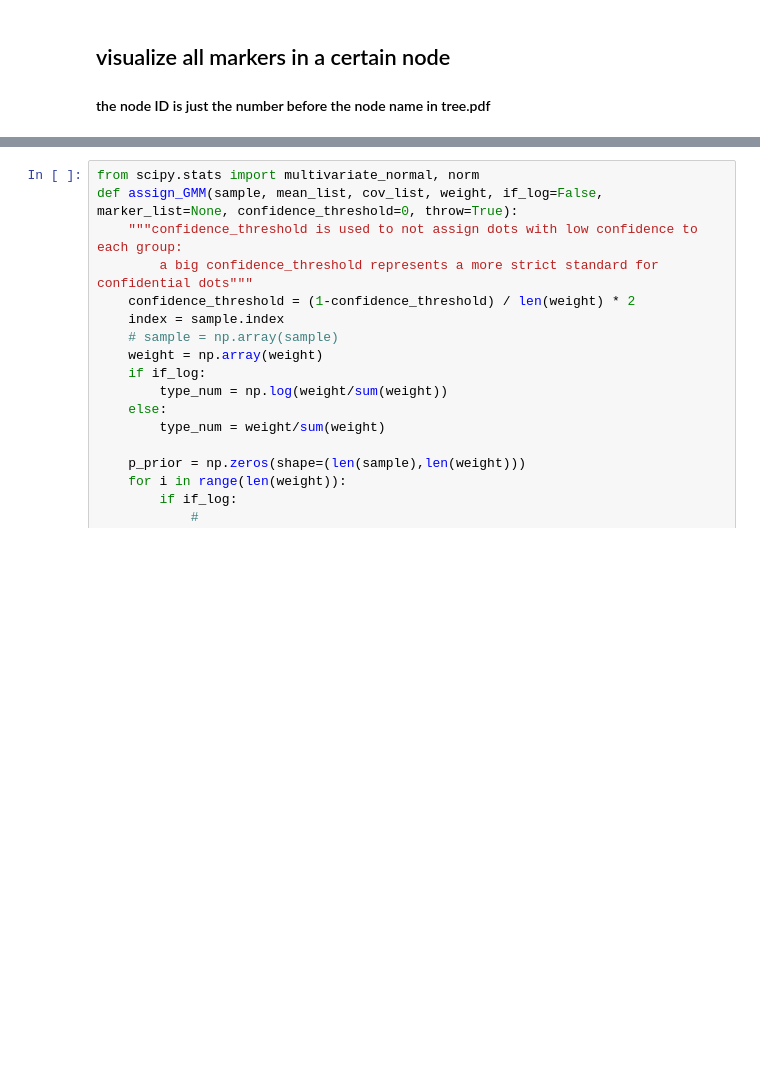
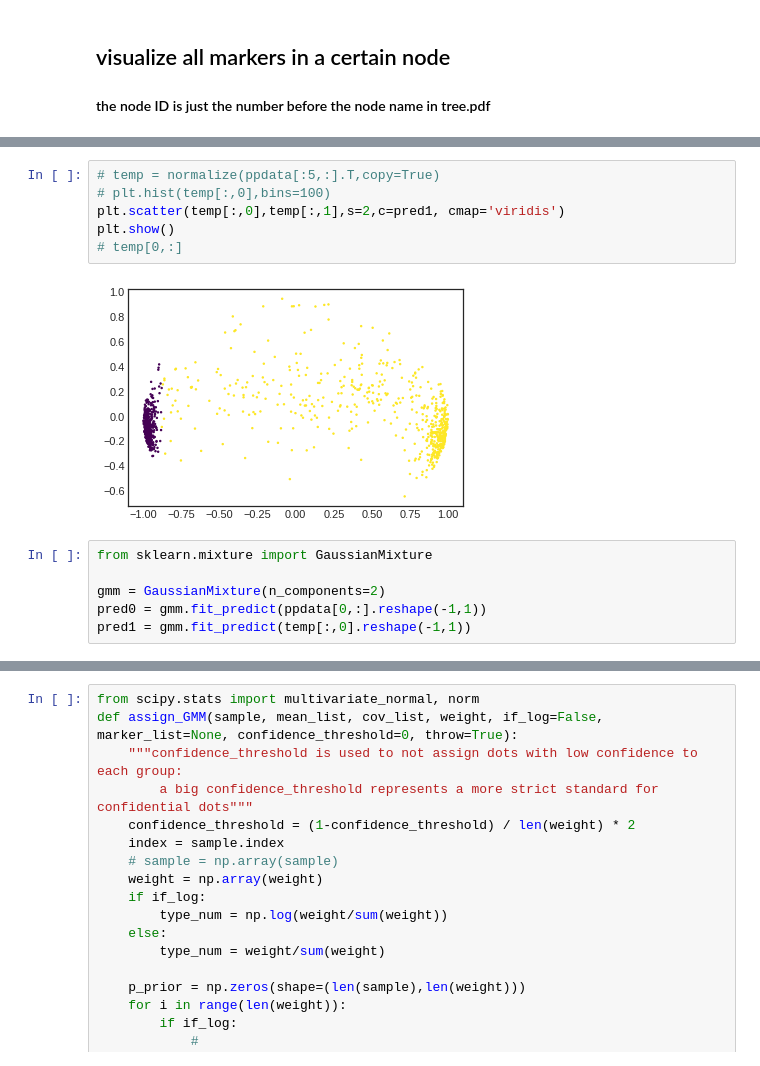
Before and after one commit to xinzhu-email/CITE-pool, a Jupyter notebook: AnalysisTutorial_.ipynb, the cells around one changed output, grey strips where cells are left out. Drawn from its saved outputs; the diff is of its cells as text; blank space fills up the shorter version.

```diff
--- a/AnalysisTutorial_.ipynb
+++ b/AnalysisTutorial_.ipynb
@@ -73,0 +119,14 @@ node.score_dict
+# %%
+# temp = normalize(ppdata[:5,:].T,copy=True)
+# plt.hist(temp[:,0],bins=100)
+plt.scatter(temp[:,0],temp[:,1],s=2,c=pred1, cmap='viridis')
+plt.show()
+# temp[0,:]
+# %% [output]
+[figure, added]
+# %%
+from sklearn.mixture import GaussianMixture
+
+gmm = GaussianMixture(n_components=2)
+pred0 = gmm.fit_predict(ppdata[0,:].reshape(-1,1))
+pred1 = gmm.fit_predict(temp[:,0].reshape(-1,1))
```
Also changed, not shown: parts of 21 cells of this notebook, 24 other files.
